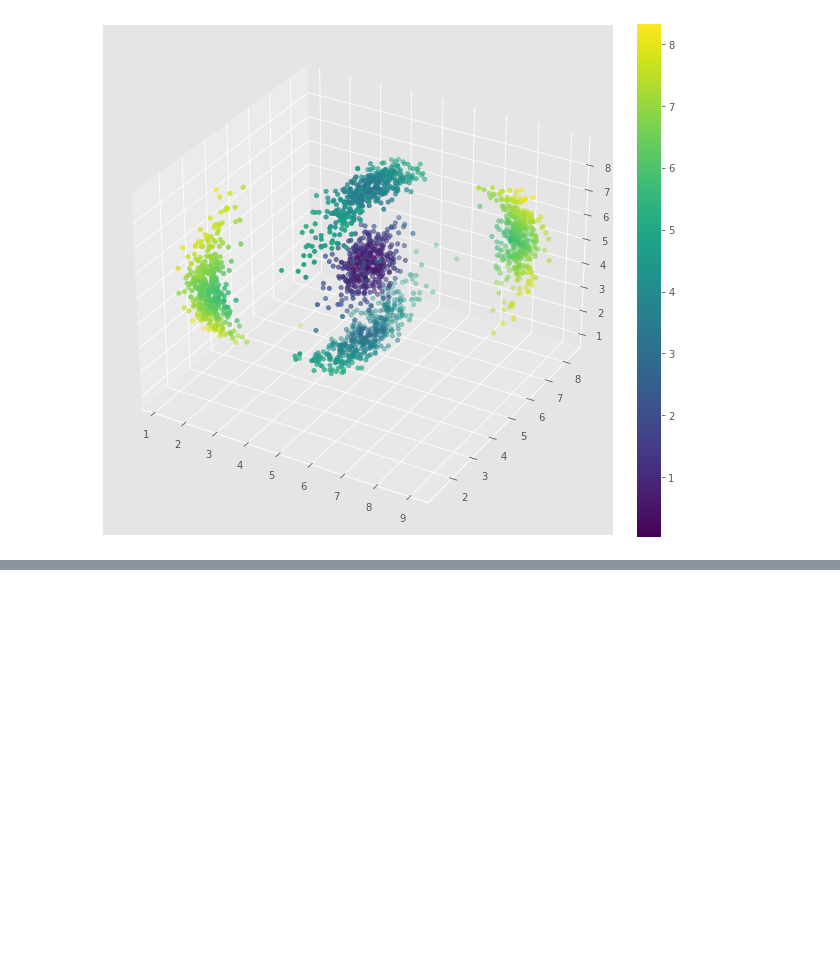
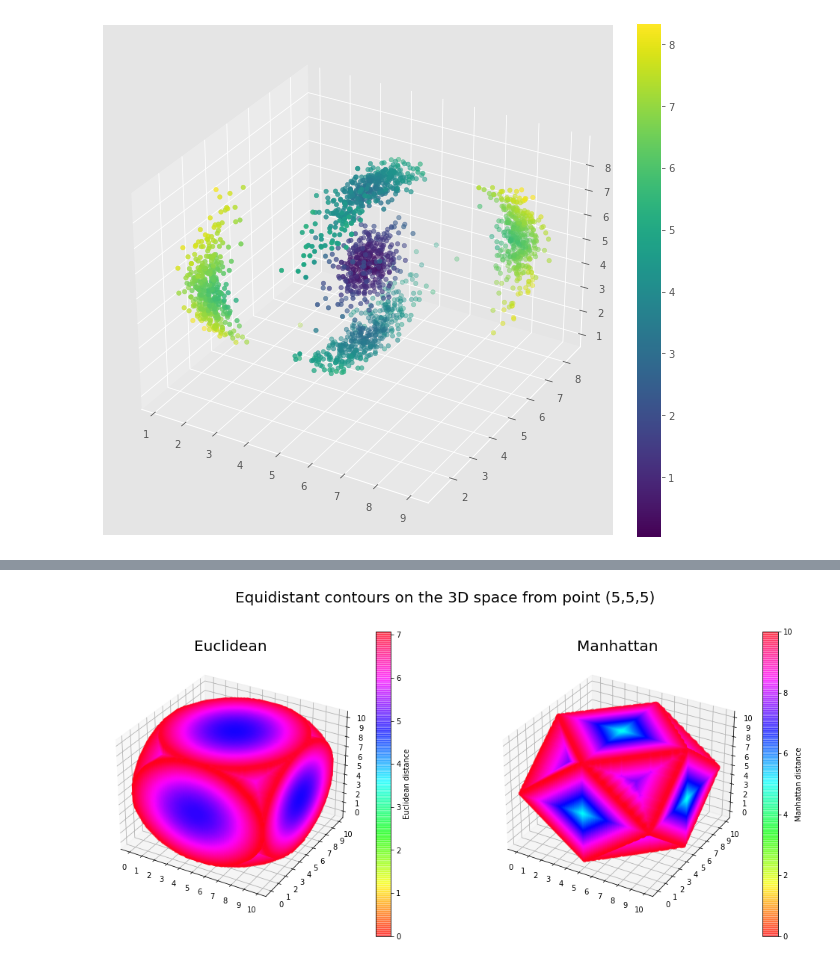
Before and after one commit to harivgl/First-Notebook, a Jupyter notebook: Euclidean_and_Manhattan_Distances_Case_Study (1).ipynb, the cells around one changed output, grey strips where cells are left out. Cells and saved outputs as stored; diff of their text form; code cells hidden in the pictures; blank space fills up the shorter version.

```diff
--- a/Euclidean_and_Manhattan_Distances_Case_Study (1).ipynb
+++ b/Euclidean_and_Manhattan_Distances_Case_Study (1).ipynb
@@ -152,0 +220,28 @@ fig.colorbar(p,fraction=0.046, pad=0.04);
+# %%
+P = df3d[((df3d.X-5)**2+(df3d.Y-5)**2 <= 25) | ((df3d.X-5)**2+(df3d.Z-5)**2 <= 25) | ((df3d.Y-5)**2+(df3d.Z-5)**2 <= 25) ]
+fig= plt.figure(figsize=(17,7.5))
+ax1 = fig.add_subplot(1,2,1,projection='3d')
+c = dist.cdist(P.values,[[5,5,5]],'euclidean')
+p1=ax1.scatter3D(P.X,P.Y,P.Z, c=c,cmap ='hsv',alpha=0.5)
+ax1.scatter3D(5,5,5,c='black',s=75)
+ax1.set_xticks(range(0,11))
+ax1.set_yticks(range(0,11))
+ax1.set_zticks(range(0,11))
+fig.colorbar(p1,ax=ax1).set_label('Euclidean distance')
+ax1.set_title('Euclidean',fontsize=20)
+
+P = df3d[(abs(df3d.X-5)+abs(df3d.Y-5) <= 5) | (abs(df3d.X-5)+abs(df3d.Z-5) <= 5) | (abs(df3d.Y-5)+abs(df3d.Z-5) <= 5) ]
+ax2 = fig.add_subplot(1,2,2,projection='3d')
+c = dist.cdist(P.values,[[5,5,5]],'cityblock')
+p2=ax2.scatter3D(P.X,P.Y,P.Z, c=c,cmap ='hsv',alpha=0.5)
+ax2.scatter3D(5,5,5,c='black',s=75)
+ax2.set_xticks(range(0,11))
+ax2.set_yticks(range(0,11))
+ax2.set_zticks(range(0,11))
+fig.colorbar(p2,ax=ax2).set_label('Manhattan distance')
+ax2.set_title('Manhattan',fontsize=20)
+
+fig.suptitle('Equidistant contours on the 3D space from point (5,5,5)',fontsize=20);
+#plt.tight_layout();
+# %% [output]
+[figure, added]
```
Also changed, not shown: parts of 9 cells of this notebook.
